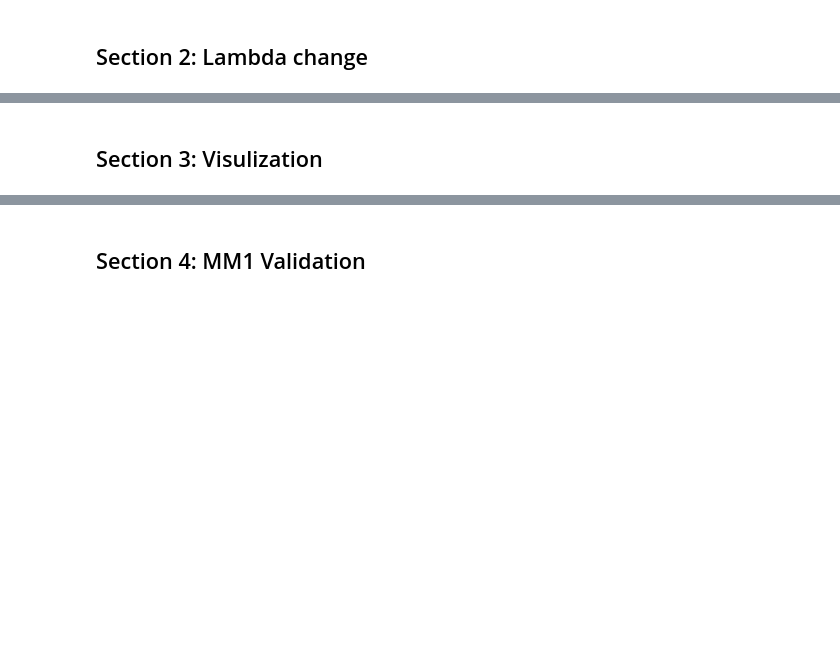
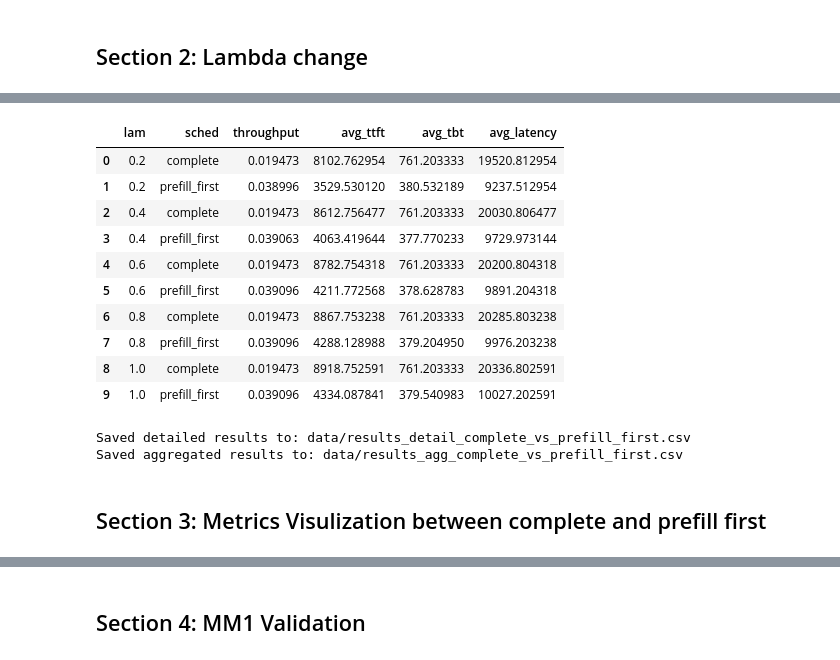
Before and after one commit to Althealam/ORIE-5580-Simulation-Modeling-Analysis, a Jupyter notebook: Final Project/Single GPU/demo.ipynb, the cells around one changed output, grey strips where cells are left out. Cells and saved outputs as stored; diff of their text form; code cells hidden in the pictures; blank space fills up the shorter version.

```diff
--- a/Final Project/Single GPU/demo.ipynb
+++ b/Final Project/Single GPU/demo.ipynb
@@ -107,5 +224,59 @@ Average total latency  : 10020.528671270622
+# %%
+def aggregate_results(df: pd.DataFrame) -> pd.DataFrame:
+    """
+    对 rep 做 groupby mean，得到每个 (lam, sched) 的平均指标。
+    """
+    agg = (
+        df
+        .groupby(["lam", "sched"], as_index=False)
+        .agg({
+            "throughput": "mean",
+            "avg_ttft": "mean",
+            "avg_tbt": "mean",
+            "avg_latency": "mean",
+        })
+    )
+    return agg
+
+agg_df = aggregate_results(df_detail)
+agg_df
+# %% [output]
+|  | lam | sched | throughput | avg_ttft | avg_tbt | avg_latency |
+| 0 | 0.2 | complete | 0.019473 | 8102.762954 | 761.203333 | 19520.812954 |
+| 1 | 0.2 | prefill_first | 0.038996 | 3529.530120 | 380.532189 | 9237.512954 |
+| 2 | 0.4 | complete | 0.019473 | 8612.756477 | 761.203333 | 20030.806477 |
+| 3 | 0.4 | prefill_first | 0.039063 | 4063.419644 | 377.770233 | 9729.973144 |
+| 4 | 0.6 | complete | 0.019473 | 8782.754318 | 761.203333 | 20200.804318 |
+| 5 | 0.6 | prefill_first | 0.039096 | 4211.772568 | 378.628783 | 9891.204318 |
+| 6 | 0.8 | complete | 0.019473 | 8867.753238 | 761.203333 | 20285.803238 |
+| 7 | 0.8 | prefill_first | 0.039096 | 4288.128988 | 379.204950 | 9976.203238 |
+| 8 | 1.0 | complete | 0.019473 | 8918.752591 | 761.203333 | 20336.802591 |
+| 9 | 1.0 | prefill_first | 0.039096 | 4334.087841 | 379.540983 | 10027.202591 |
+# %%
+import os
+
+def save_results_to_csv(df_detail: pd.DataFrame, df_agg: pd.DataFrame, tag: str = "single_gpu"):
+    """
+    把详细结果和聚合结果保存到 data/ 文件夹下：
+        data/results_detail_<tag>.csv
+        data/results_agg_<tag>.csv
+    """
+    os.makedirs("data", exist_ok=True)
+    detail_path = os.path.join("data", f"results_detail_{tag}.csv")
+    agg_path = os.path.join("data", f"results_agg_{tag}.csv")
+
+    df_detail.to_csv(detail_path, index=False)
+    df_agg.to_csv(agg_path, index=False)
+
+    print(f"Saved detailed results to: {detail_path}")
+    print(f"Saved aggregated results to: {agg_path}")
+
+save_results_to_csv(df_detail, agg_df, tag="complete_vs_prefill_first")
+# %% [output]
+Saved detailed results to: data/results_detail_complete_vs_prefill_first.csv
+Saved aggregated results to: data/results_agg_complete_vs_prefill_first.csv
 # %% [markdown]
-## Section 3: Visulization
+## Section 3: Metrics Visulization between complete and prefill first
 # %%
 import matplotlib.pyplot as plt
 
```
Also changed, not shown: parts of 5 cells of this notebook, 4 other files.
